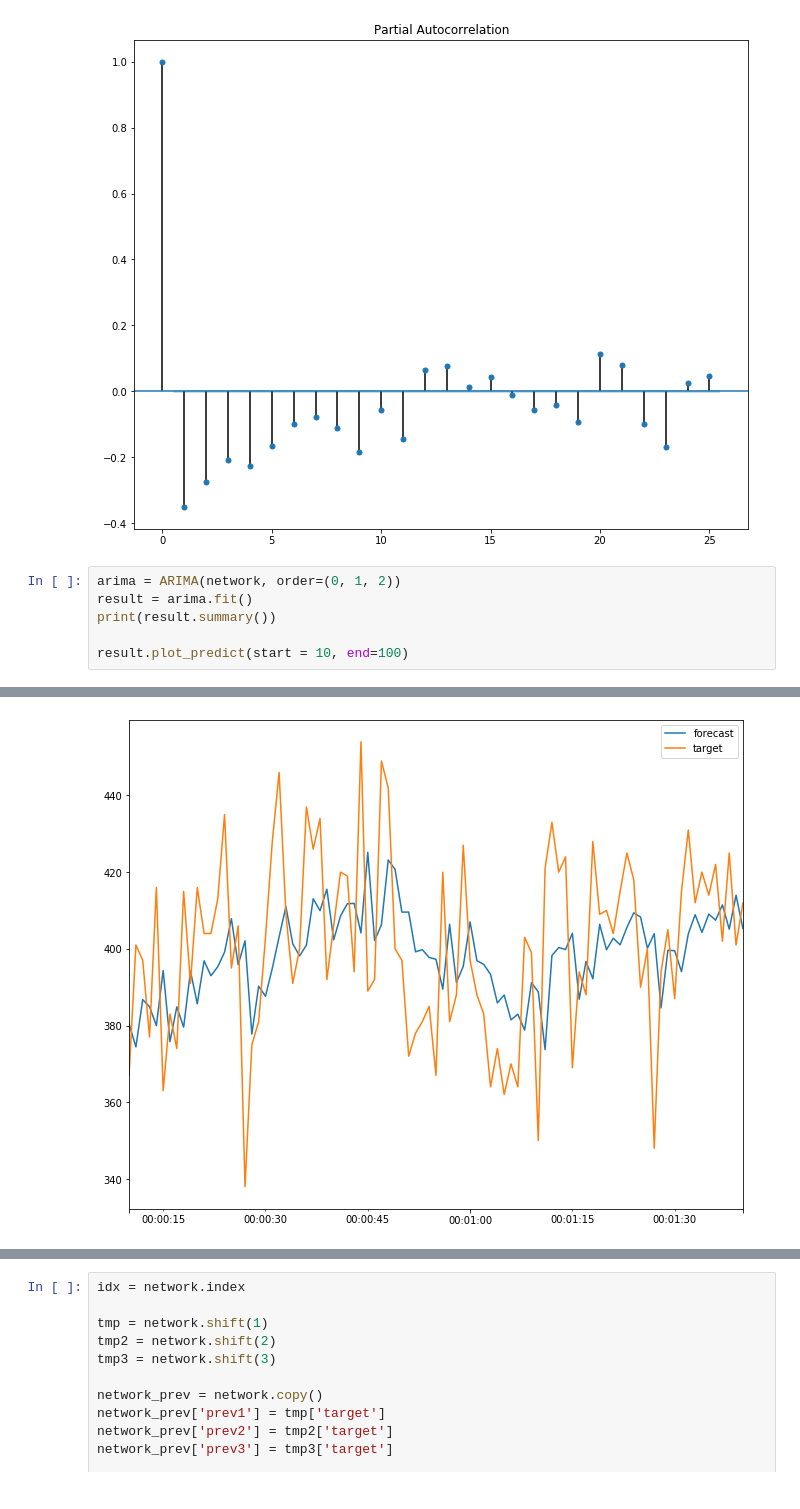
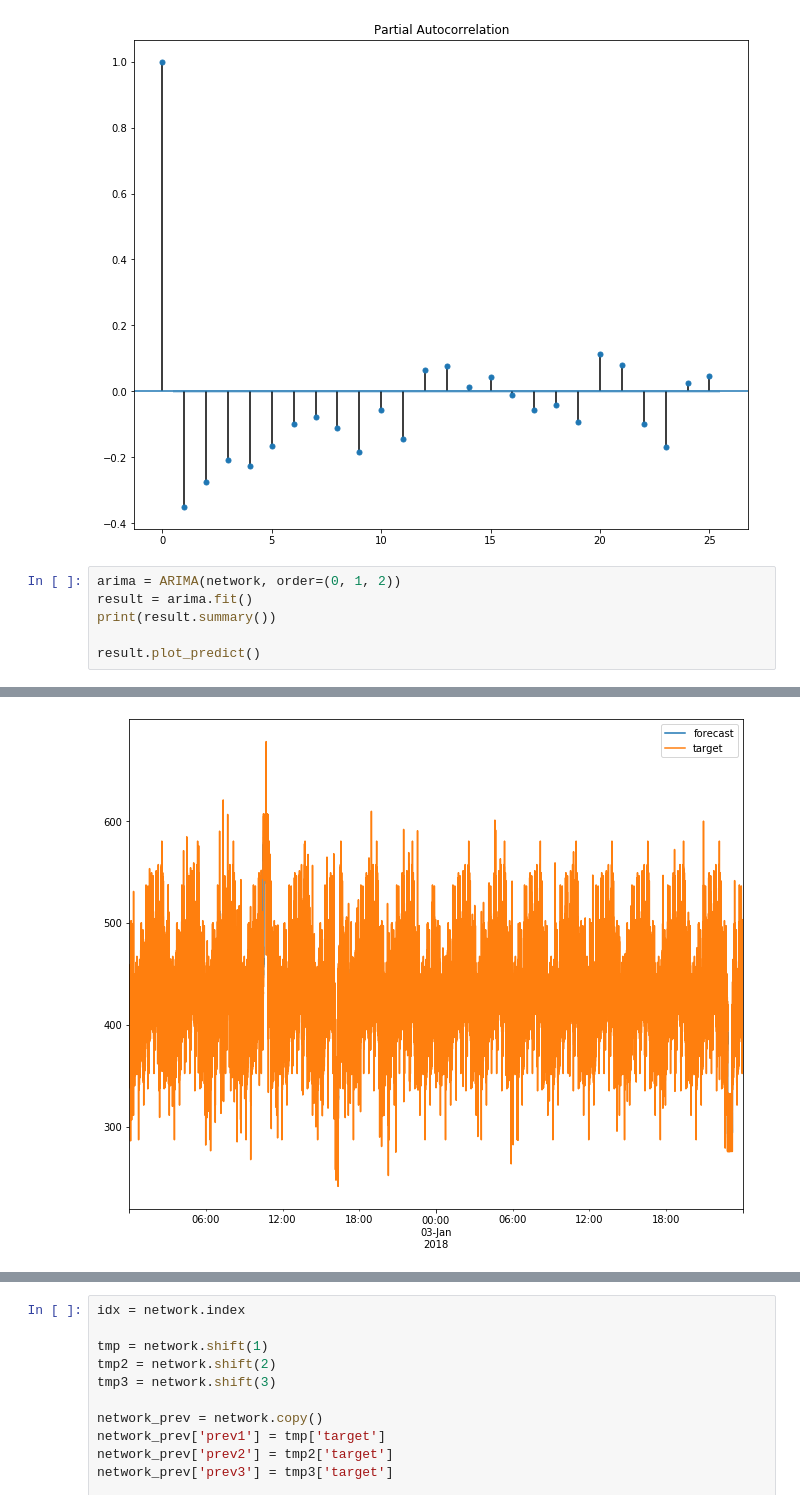
Before and after one commit to nywoo-o/Statistics, a Jupyter notebook: real_time_mtr_arima.ipynb, the cells around one changed output, grey strips where cells are left out. Saved outputs shown, nothing was run; the diff lists cells and outputs as text.

```diff
--- a/real_time_mtr_arima.ipynb
+++ b/real_time_mtr_arima.ipynb
@@ -79,7 +79,7 @@ arima = ARIMA(network, order=(0, 1, 2))
 result = arima.fit()
 print(result.summary())
 
-result.plot_predict(start = 10, end=100)
+result.plot_predict()
 # %% [output]
                              ARIMA Model Results
 ==============================================================================
@@ -91,11 +91,11 @@ Time:                        19:59:16   BIC                        1547764.381
 Sample:                    01-02-2018   HQIC                       1547736.061
                          - 01-03-2018
 ==================================================================================
                      coef    std err          z      P>|z|      [0.025      0.975]
 ----------------------------------------------------------------------------------
 ... (6 lines left out)
 -----------------------------------------------------------------------------
 MA.1            1.1235           +0.0000j            1.1235            0.0000
 MA.2           -4.2339           +0.0000j            4.2339            0.5000
 -----------------------------------------------------------------------------
-[figure, old version]
+[figure, new version]
```
Also changed, not shown: parts of 7 cells of this notebook.
